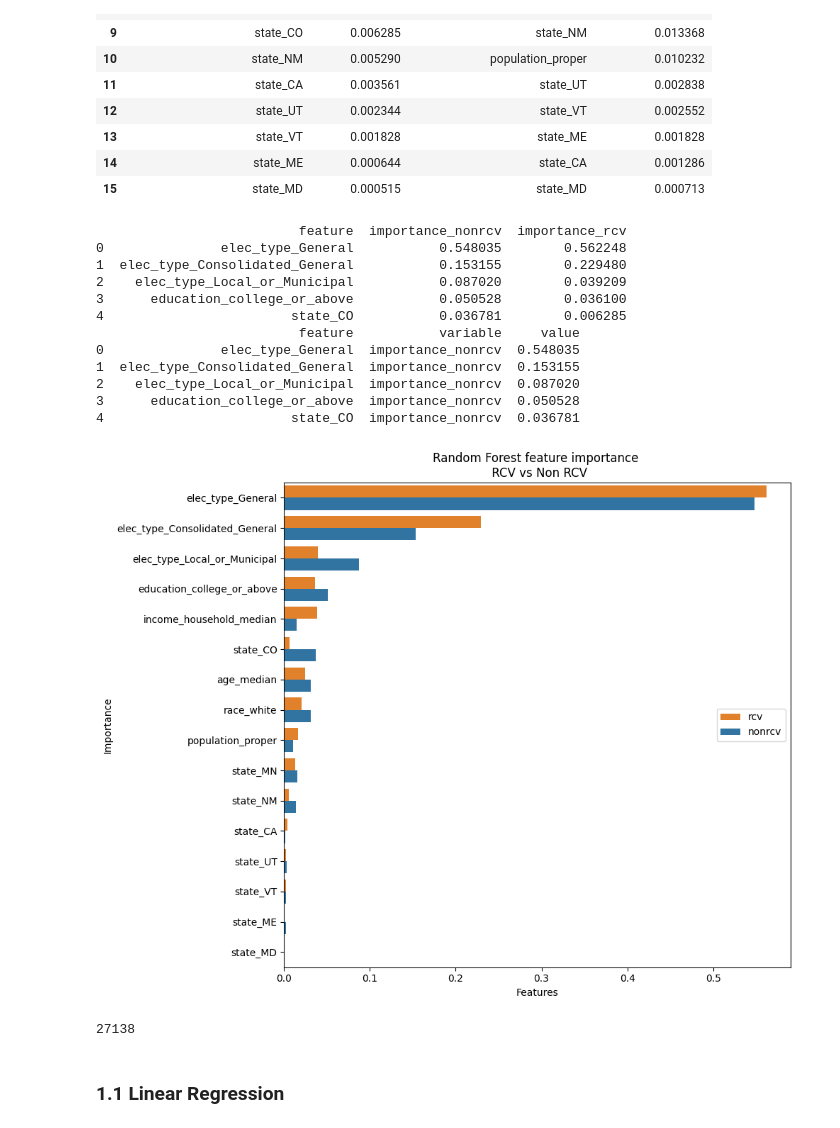
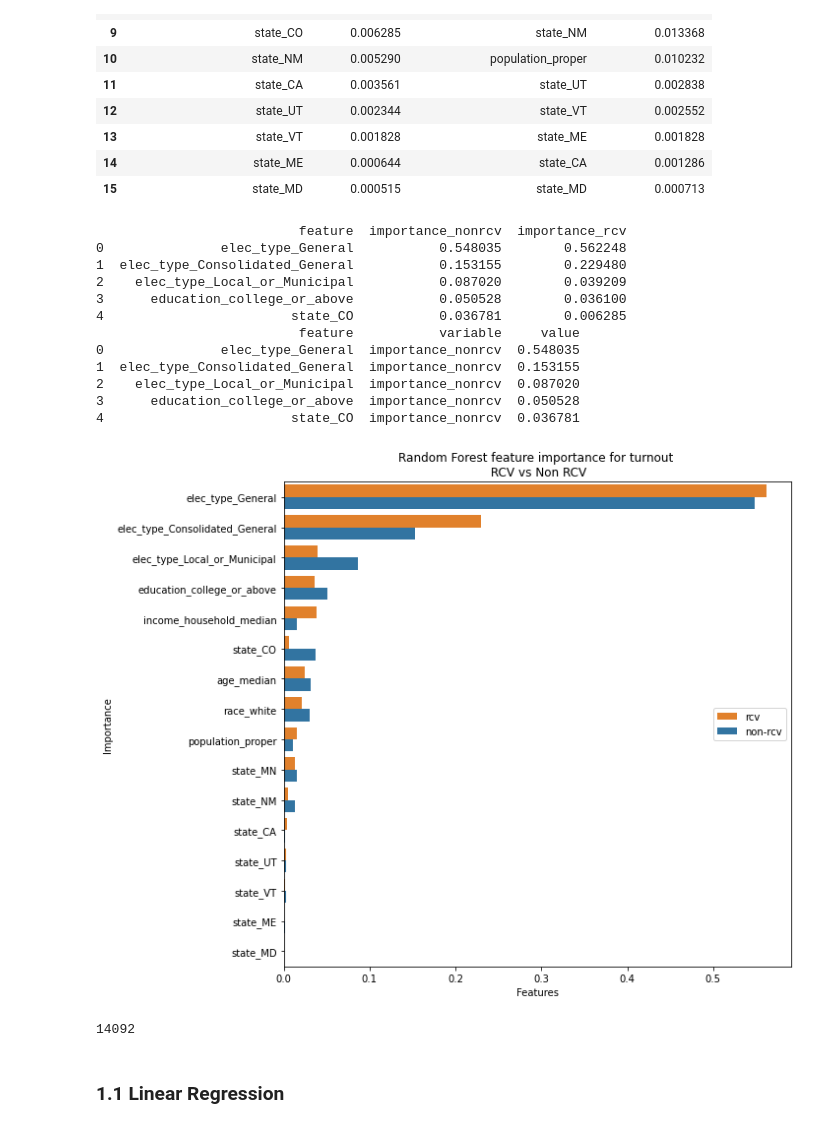
Before and after one commit to jnshzk/capstone, a Jupyter notebook: Census_models.ipynb, the cells around one changed output. Saved outputs shown, nothing was run; the diff lists cells and outputs as text; code cells hidden in the pictures.

```diff
--- a/Census_models.ipynb
+++ b/Census_models.ipynb
@@ -432,7 +432,7 @@ def train(df, target):
                                                                             n=len(X_train.columns))
     plot_feature_importance(best_model.feature_importances_,
                             X_train.columns,
-                            fig_title = f'(Supervised) Random Forest feature importance for {target}',
+                            fig_title = f'Random Forest feature importance for {target}',
                             file_name = f'RF_feature_imp_supervised_{target}')
     del best_model
     return best_params, combine_metric
@@ -491,12 +503,12 @@ def rf_rcv_nonrcv(df, is_rcv, target, best_params):
     if is_rcv == True:
         rcv_df = df[df['rcv'] == 1]
         print("\n RCV Cross Validation")
-        plot_title = '(Train) Random Forest feature importance RCV'
+        plot_title = 'Random Forest feature importance for turnout (RCV)'
         fig_save_name = 'RF_feature_imp_RCV'
     elif is_rcv == False:
         rcv_df = df[df['rcv'] == 0]
         print("\n Non RCV Cross Validation")
-        plot_title = '(Train) Random Forest feature importance Non RCV'
+        plot_title = 'Random Forest feature importance for turnout (Non-RCV)'
         fig_save_name = 'RF_feature_imp_Non_RCV'
 
     rcv_y = rcv_df[target]
@@ -626,44 +638,44 @@ def plot_importance_rcv_nonrcv(nonrcv_df, rcv_df):
     #Create a DataFrame using a Dictionary
     data={'feature_names':feature_names,'variable':variable,'value':value}
     fi_df = pd.DataFrame(data)
-    fi_df = fi_df.replace({'importance_nonrcv': 'nonrcv', 'importance_rcv': 'rcv'})
+    fi_df = fi_df.replace({'importance_nonrcv': 'non-rcv', 'importance_rcv': 'rcv'})
 
     #Sort the DataFrame in order decreasing feature importance
     fi_df.sort_values(by=['value'], ascending=False,inplace=True)
 
     plt.figure(figsize=(10,8))
-    palette ={"nonrcv": "C0", "rcv": "C1"}
+    palette ={"non-rcv": "C0", "rcv": "C1"}
 
     sns.barplot(x=fi_df['value'], y=fi_df['feature_names'], hue = fi_df['variable'], palette=palette)
 
     plt.xlabel('Features')
     plt.ylabel('Importance')
-    plt.title('Random Forest feature importance \n RCV vs Non RCV')
+    plt.title('Random Forest feature importance for turnout \n RCV vs Non RCV')
     plt.legend(loc='center right')
     plt.tight_layout()
     plt.savefig(f'../data/plots/RF_feature_imp_RCV_vs_Non_RCV.jpg')
 
 
 plot_importance_rcv_nonrcv(nonrcv_df_turnout, rcv_df_turnout)
 # %% [output]
                           feature  importance_nonrcv  importance_rcv
 0               elec_type_General           0.548035        0.562248
 1  elec_type_Consolidated_General           0.153155        0.229480
 2    elec_type_Local_or_Municipal           0.087020        0.039209
 3      education_college_or_above           0.050528        0.036100
 4                        state_CO           0.036781        0.006285
                           feature           variable     value
 0               elec_type_General  importance_nonrcv  0.548035
 1  elec_type_Consolidated_General  importance_nonrcv  0.153155
 2    elec_type_Local_or_Municipal  importance_nonrcv  0.087020
 3      education_college_or_above  importance_nonrcv  0.050528
 4                        state_CO  importance_nonrcv  0.036781
-[figure, old version]
+[figure, new version]
 # %%
 del rcv_df_turnout, nonrcv_df_turnout
 gc.collect()
 # %% [output]
-27138
+14092
 # %% [markdown]
 ### 1.1 Linear Regression
 # %%
```
Also changed, not shown: parts of 47 cells of this notebook.
